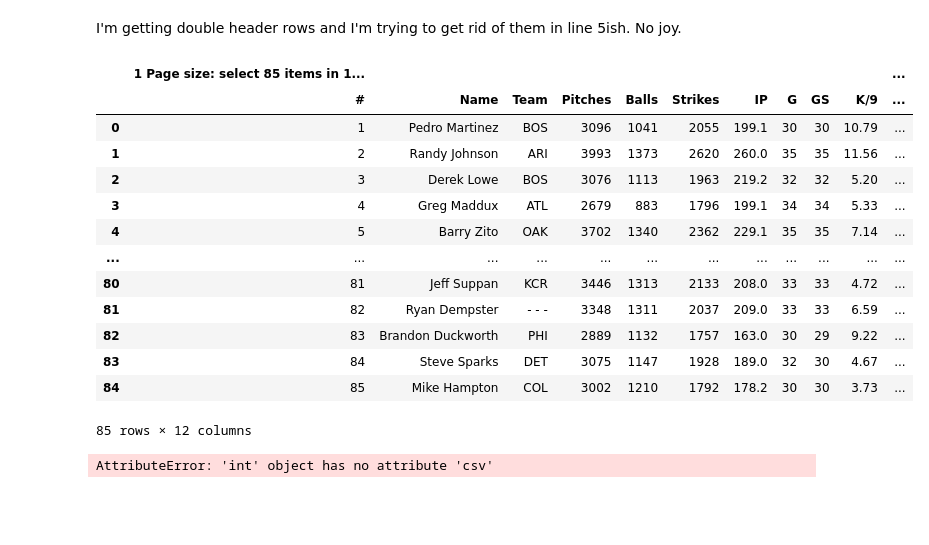
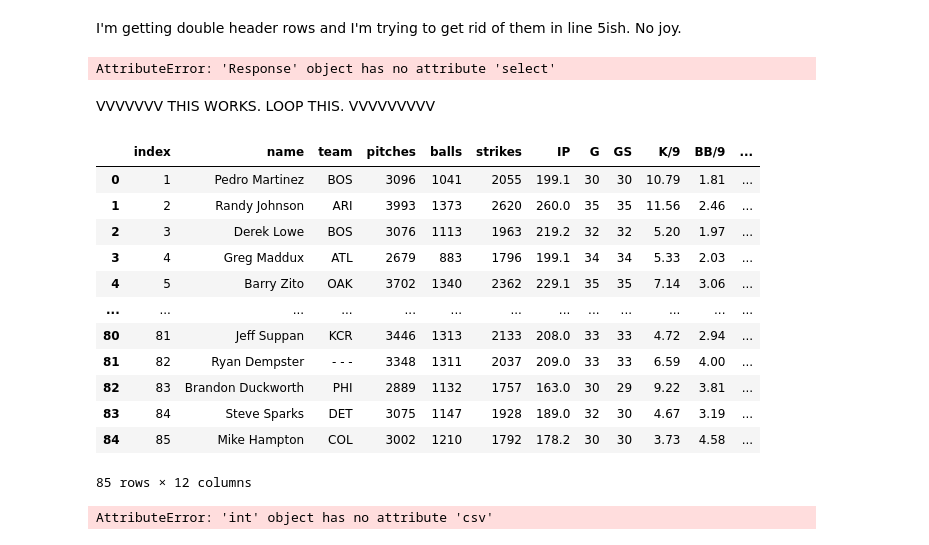
Before and after one commit to obverter/going-for-distance, a Jupyter notebook: He's Going for Distance.ipynb, the cells around one changed output. Saved outputs shown, nothing was run; the diff lists cells and outputs as text; code cells hidden in the pictures; blank space fills up the shorter version.

Commit message:
Loop works

```diff
--- a/He's Going for Distance.ipynb
+++ b/He's Going for Distance.ipynb
@@ -55,28 +55,64 @@ headers = {
 }
 # %% [markdown]
 I'm getting double header rows and I'm trying to get rid of them in line 5ish. No joy.
+# %%
+# Find me the last p tag inside of something with the class of data-info
+# inside of a div with the class of main-body
+doc.select('div.main-body .data-info p:last-child')
+# %% [output]
+AttributeError: 'Response' object has no attribute 'select'
+# %% [markdown]
+VVVVVVV THIS WORKS. LOOP THIS. VVVVVVVVV
 # %%
 count = 2002
-response = requests.get(f'https://www.fangraphs.com/leaders.aspx?pos=all&stats=pit&lg=all&qual=y&type=c,31,29,30,13,7,8,-1,36,37,40&season={count}&month=0&season1={count}&ind=0&team=0&rost=0&age=0&filter=&players=0&startdate=&enddate=&page=1_1000', cookies=cookies, headers=headers)
-tables = pd.read_html(response.text, flavor='bs4')
-tables = tables[16].header
+doc = requests.get(f'https://www.fangraphs.com/leaders.aspx?pos=all&stats=pit&lg=all&qual=y&type=c,31,29,30,13,7,8,-1,36,37,40&season={count}&month=0&season1={count}&ind=0&team=0&rost=0&age=0&filter=&players=0&startdate=&enddate=&page=1_1000', cookies=cookies, headers=headers)
+# table = doc.select('#LeaderBoard1_dg1_ctl00 .thead tr:nth-child(2')
+tables = pd.read_html(doc.text, flavor='bs4')
+tables = tables[16]
 tables = tables.drop(index=tables.index[-1])
+tables.columns = range(tables.shape[1])
+tables = tables.set_axis([
+    'index',
+    'name',
+    'team',
+    'pitches',
+    'balls',
+    'strikes',
+    'IP',
+    'G',
+    'GS',
+    'K/9',
+    'BB/9',
+    'HR/9'
+], axis=1)
+# tables = tables.rename(columns={
+#     "1": "name",
+#     "2": "team",
+#     "3": "pitches",
+#     "4": "balls",
+#     "5": "strikes",
+#     "6": "IP",
+#     "7": "G",
+#     "8": "GS",
+#     "9": "K/9",
+#     "10": "BB/9",
+#     "11": "HR/9",
+# })
+# tables.to_csv(f'{count}.csv')
 tables
-# tables.to_csv(f'{count}.csv')
 # %% [output]
-|  | 1 Page size: select 85 items in 1... |  |  |  |  |  |  |  |  |  | ... |
-|  | # | Name | Team | Pitches | Balls | Strikes | IP | G | GS | K/9 | ... |
-| 0 | 1 | Pedro Martinez | BOS | 3096 | 1041 | 2055 | 199.1 | 30 | 30 | 10.79 | ... |
-| 1 | 2 | Randy Johnson | ARI | 3993 | 1373 | 2620 | 260.0 | 35 | 35 | 11.56 | ... |
-| 2 | 3 | Derek Lowe | BOS | 3076 | 1113 | 1963 | 219.2 | 32 | 32 | 5.20 | ... |
-| 3 | 4 | Greg Maddux | ATL | 2679 | 883 | 1796 | 199.1 | 34 | 34 | 5.33 | ... |
-| 4 | 5 | Barry Zito | OAK | 3702 | 1340 | 2362 | 229.1 | 35 | 35 | 7.14 | ... |
-| ... | ... | ... | ... | ... | ... | ... | ... | ... | ... | ... | ... |
-| 80 | 81 | Jeff Suppan | KCR | 3446 | 1313 | 2133 | 208.0 | 33 | 33 | 4.72 | ... |
-| 81 | 82 | Ryan Dempster | - - - | 3348 | 1311 | 2037 | 209.0 | 33 | 33 | 6.59 | ... |
-| 82 | 83 | Brandon Duckworth | PHI | 2889 | 1132 | 1757 | 163.0 | 30 | 29 | 9.22 | ... |
-| 83 | 84 | Steve Sparks | DET | 3075 | 1147 | 1928 | 189.0 | 32 | 30 | 4.67 | ... |
-| 84 | 85 | Mike Hampton | COL | 3002 | 1210 | 1792 | 178.2 | 30 | 30 | 3.73 | ... |
+|  | index | name | team | pitches | balls | strikes | IP | G | GS | K/9 | BB/9 | ... |
+| 0 | 1 | Pedro Martinez | BOS | 3096 | 1041 | 2055 | 199.1 | 30 | 30 | 10.79 | 1.81 | ... |
+| 1 | 2 | Randy Johnson | ARI | 3993 | 1373 | 2620 | 260.0 | 35 | 35 | 11.56 | 2.46 | ... |
+| 2 | 3 | Derek Lowe | BOS | 3076 | 1113 | 1963 | 219.2 | 32 | 32 | 5.20 | 1.97 | ... |
+| 3 | 4 | Greg Maddux | ATL | 2679 | 883 | 1796 | 199.1 | 34 | 34 | 5.33 | 2.03 | ... |
+| 4 | 5 | Barry Zito | OAK | 3702 | 1340 | 2362 | 229.1 | 35 | 35 | 7.14 | 3.06 | ... |
+| ... | ... | ... | ... | ... | ... | ... | ... | ... | ... | ... | ... | ... |
+| 80 | 81 | Jeff Suppan | KCR | 3446 | 1313 | 2133 | 208.0 | 33 | 33 | 4.72 | 2.94 | ... |
+| 81 | 82 | Ryan Dempster | - - - | 3348 | 1311 | 2037 | 209.0 | 33 | 33 | 6.59 | 4.00 | ... |
+| 82 | 83 | Brandon Duckworth | PHI | 2889 | 1132 | 1757 | 163.0 | 30 | 29 | 9.22 | 3.81 | ... |
+| 83 | 84 | Steve Sparks | DET | 3075 | 1147 | 1928 | 189.0 | 32 | 30 | 4.67 | 3.19 | ... |
+| 84 | 85 | Mike Hampton | COL | 3002 | 1210 | 1792 | 178.2 | 30 | 30 | 3.73 | 4.58 | ... |
 85 rows × 12 columns
 # %%
 count = 2002
```
Also changed, not shown: parts of 3 cells of this notebook.
